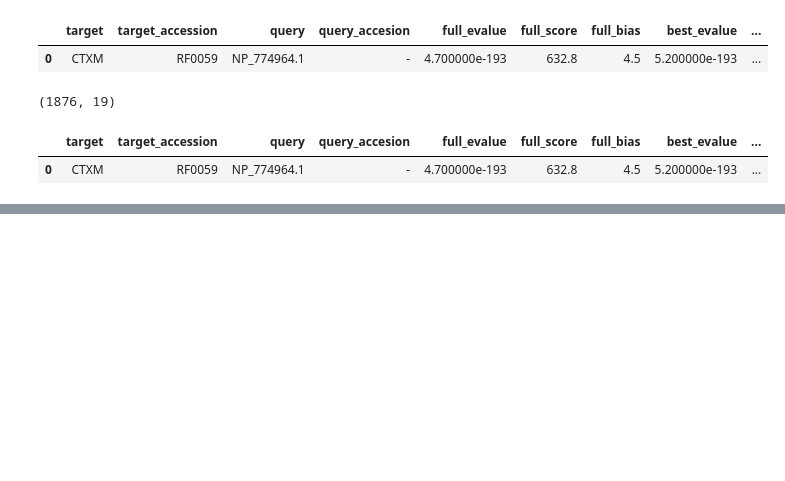
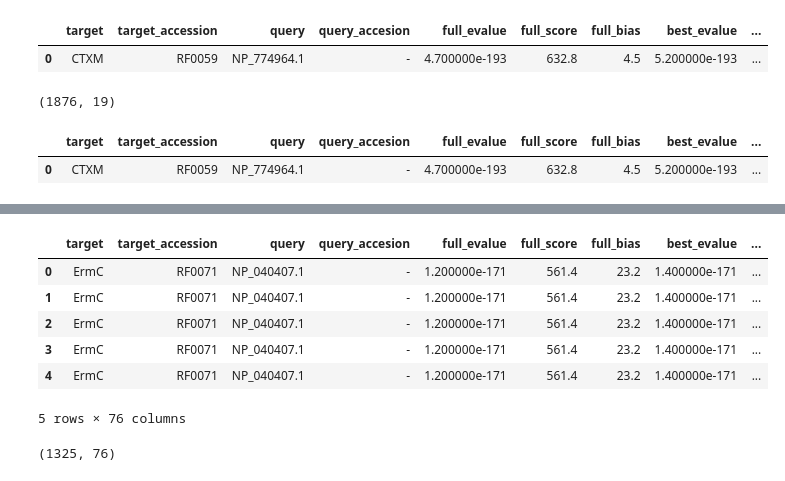
Before and after one commit to BeckResearchLab/plasmid_search, a Jupyter notebook: Plasmid.ipynb, the cells around one changed output, grey strips where cells are left out. Saved outputs shown, nothing was run; the diff lists cells and outputs as text; code cells hidden in the pictures; blank space fills up the shorter version.

```diff
--- a/Plasmid.ipynb
+++ b/Plasmid.ipynb
@@ -80,3 +80,5 @@ df_min_evalue.loc[df_min_evalue["query"] == 'NP_774964.1']
 # %% [output]
 |  | target | target_accession | query | query_accesion | full_evalue | full_score | full_bias | best_evalue | ... |
 | 0 | CTXM | RF0059 | NP_774964.1 | - | 4.700000e-193 | 632.8 | 4.5 | 5.200000e-193 | ... |
+# %%
+lineages_table = pd.read_csv('lineages-2017-08-07.csv.gz', low_memory=False)
@@ -82,0 +103,2 @@ df_min_evalue.loc[df_min_evalue["query"] == 'NP_774964.1']
+# %%
+df_min_organism_lineages = df_min_organism.merge(lineages_table, how = 'inner', left_on = 'organism', right_on = 'species')
@@ -82,0 +109,10 @@ df_min_evalue.loc[df_min_evalue["query"] == 'NP_774964.1']
+# %%
+df_min_organism_lineages.head()
+# %% [output]
+|  | target | target_accession | query | query_accesion | full_evalue | full_score | full_bias | best_evalue | ... |
+| 0 | ErmC | RF0071 | NP_040407.1 | - | 1.200000e-171 | 561.4 | 23.2 | 1.400000e-171 | ... |
+| 1 | ErmC | RF0071 | NP_040407.1 | - | 1.200000e-171 | 561.4 | 23.2 | 1.400000e-171 | ... |
+| 2 | ErmC | RF0071 | NP_040407.1 | - | 1.200000e-171 | 561.4 | 23.2 | 1.400000e-171 | ... |
+| 3 | ErmC | RF0071 | NP_040407.1 | - | 1.200000e-171 | 561.4 | 23.2 | 1.400000e-171 | ... |
+| 4 | ErmC | RF0071 | NP_040407.1 | - | 1.200000e-171 | 561.4 | 23.2 | 1.400000e-171 | ... |
+5 rows × 76 columns
@@ -82,0 +121,4 @@ df_min_evalue.loc[df_min_evalue["query"] == 'NP_774964.1']
+# %%
+temp.shape
+# %% [output]
+(1325, 76)
```
Also changed, not shown: parts of 9 cells of this notebook.
